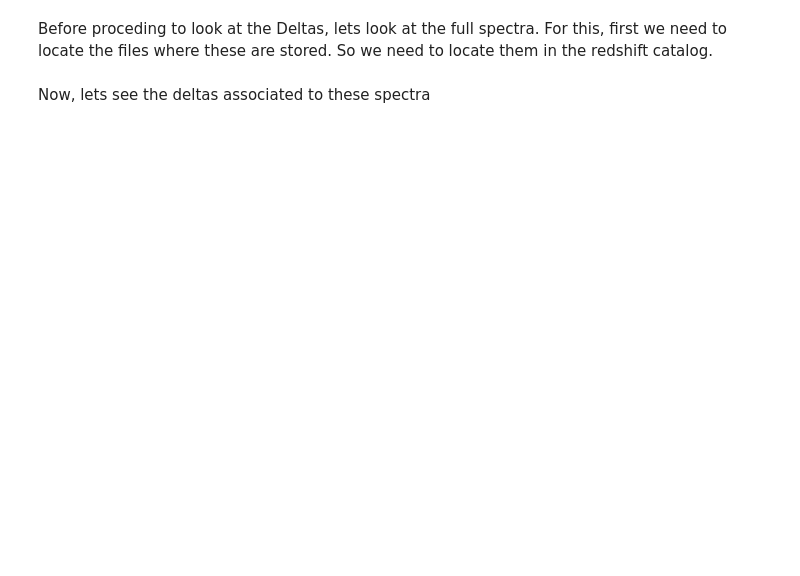
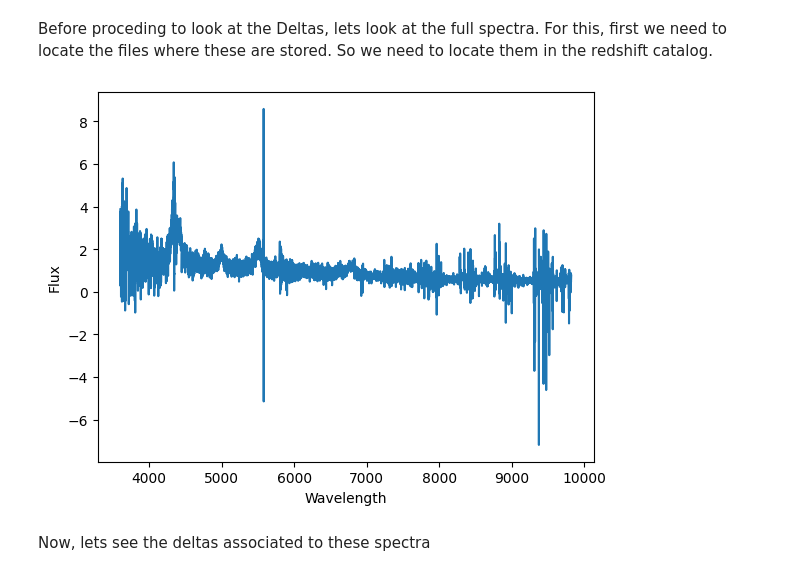
Before and after one commit to alxogm/ICF2024_lya, a Jupyter notebook: Lya_CF_colab.ipynb, the cells around one changed output. Cells and saved outputs as stored; diff of their text form; code cells hidden in the pictures; blank space fills up the shorter version.

```diff
--- a/Lya_CF_colab.ipynb
+++ b/Lya_CF_colab.ipynb
@@ -42,6 +68,9 @@ import picca
 from picca.wedgize import wedge
 import fitsio
 from astropy.table import Table
+# %%
+from sparcl.client import SparclClient
+client = SparclClient()
 # %%
 #Mount the Drive and define some useful paths
 drivepath='/content/drive/'
@@ -102,5 +198,9 @@ print(tids)
 # %%
 wavelength=delta_1["LAMBDA"][:]
 deltas=delta_1["DELTA"][:,:]
+# %%
+#Lets look at the first spectra
+spectra = client.retrieve_by_specid([39633561992563839,],include=['wavelength', 'flux', 'ivar', 'model', 'wave_sigma','spectype','redshift','targetid','exptime'])
+spec = spectra.records
 # %% [markdown]
 Before proceding to look at the Deltas, lets look at the full spectra. For this, first we need to locate the files where these are stored. So we need to locate them in the redshift catalog.
@@ -162,10 +207,12 @@ coadd_spec_.fibermap
 # %%
-for i in range(len(coadd_spec_.fibermap)):
-  plt.plot(coadd_spec_.wave['b'],coadd_spec_.flux['b'][i])
+for _spec in spec:
+  plt.plot(_spec.wavelength,_spec.flux)
   plt.xlabel("Wavelength")
   plt.ylabel("Flux")
   plt.show()
 
 #Exercise:Add the redshift information and check all is consistent.
+# %% [output]
+[figure, added]
 # %% [markdown]
 Now, lets see the deltas associated to these spectra
```
Also changed, not shown: parts of 25 cells of this notebook.
